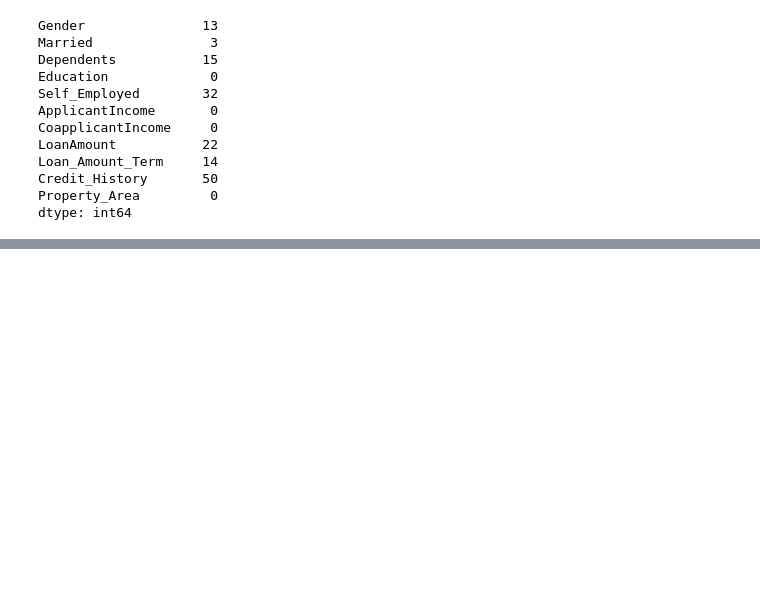
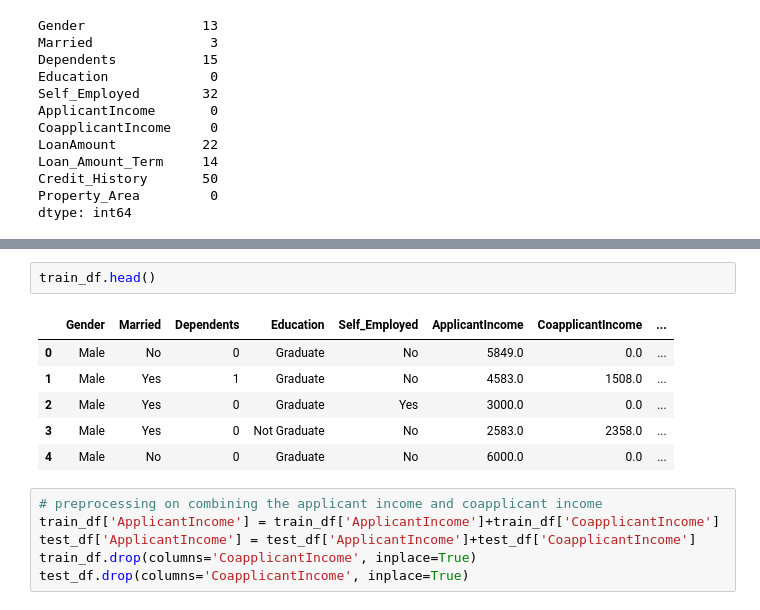
Before and after one commit to shlsharma/MLPackaging, a Jupyter notebook: Loan_experiment_data_scientist.ipynb, the cells around one changed output, grey strips where cells are left out. Cells and saved outputs as stored; diff of their text form; blank space fills up the shorter version.

```diff
--- a/Loan_experiment_data_scientist.ipynb
+++ b/Loan_experiment_data_scientist.ipynb
@@ -156,0 +234,15 @@ dtype: int64
+# %%
+train_df.head()
+# %% [output]
+|  | Gender | Married | Dependents | Education | Self_Employed | ApplicantIncome | CoapplicantIncome | ... |
+| 0 | Male | No | 0 | Graduate | No | 5849.0 | 0.0 | ... |
+| 1 | Male | Yes | 1 | Graduate | No | 4583.0 | 1508.0 | ... |
+| 2 | Male | Yes | 0 | Graduate | Yes | 3000.0 | 0.0 | ... |
+| 3 | Male | Yes | 0 | Not Graduate | No | 2583.0 | 2358.0 | ... |
+| 4 | Male | No | 0 | Graduate | No | 6000.0 | 0.0 | ... |
+# %%
+# preprocessing on combining the applicant income and coapplicant income
+train_df['ApplicantIncome'] = train_df['ApplicantIncome']+train_df['CoapplicantIncome']
+test_df['ApplicantIncome'] = test_df['ApplicantIncome']+test_df['CoapplicantIncome']
+train_df.drop(columns='CoapplicantIncome', inplace=True)
+test_df.drop(columns='CoapplicantIncome', inplace=True)
```
Also changed, not shown: parts of 23 cells of this notebook.
